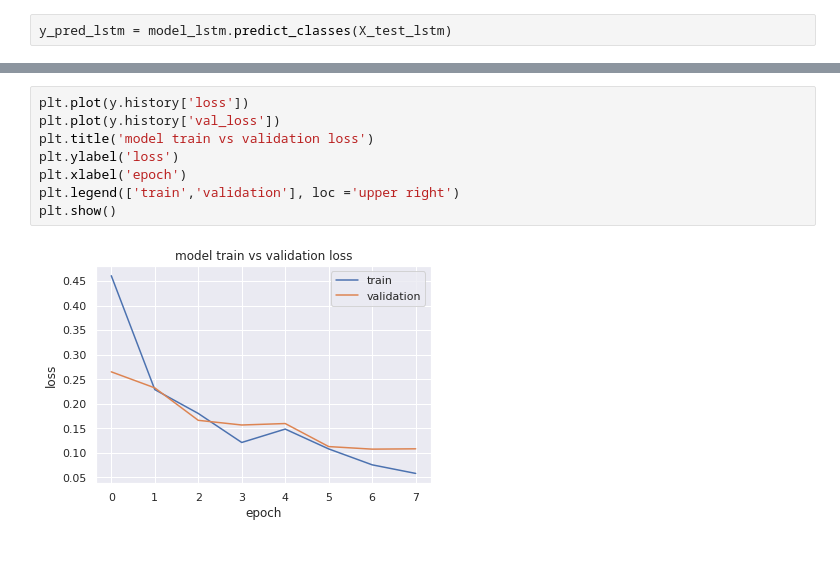
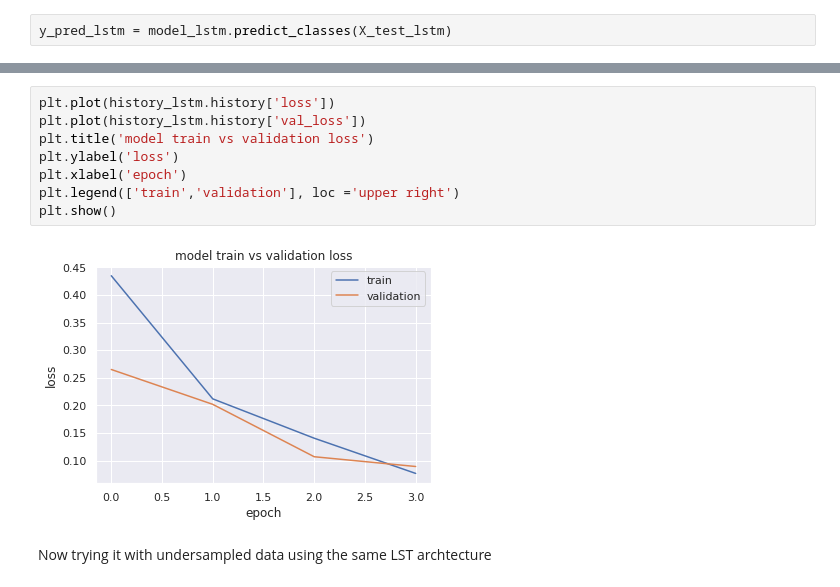
Before and after one commit to salmanarif86/MLAI, a Jupyter notebook: IATA.ipynb, the cells around one changed output, grey strips where cells are left out. Drawn from its saved outputs; the diff is of its cells as text; blank space fills up the shorter version.

```diff
--- a/IATA.ipynb
+++ b/IATA.ipynb
@@ -778,10 +920,12 @@ weighted avg       0.96      0.96      0.96      3615
 # %%
-plt.plot(y.history['loss'])
-plt.plot(y.history['val_loss'])
+plt.plot(history_lstm.history['loss'])
+plt.plot(history_lstm.history['val_loss'])
 plt.title('model train vs validation loss')
 plt.ylabel('loss')
 plt.xlabel('epoch')
 plt.legend(['train','validation'], loc ='upper right')
 plt.show()
 # %% [output]
-[figure, old version]
+[figure, new version]
+# %% [markdown]
+Now trying it with undersampled data using the same LST archtecture
```
Also changed, not shown: parts of 73 cells of this notebook.
